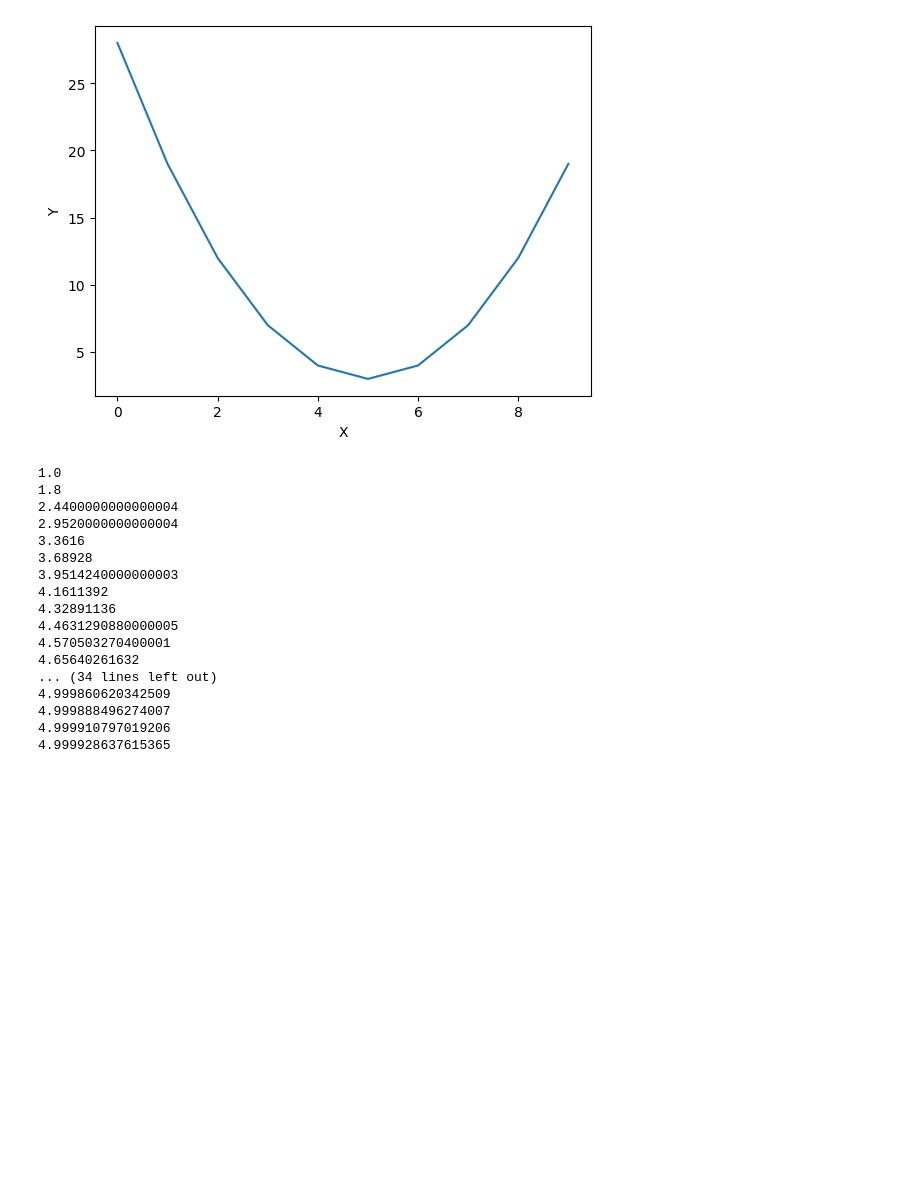
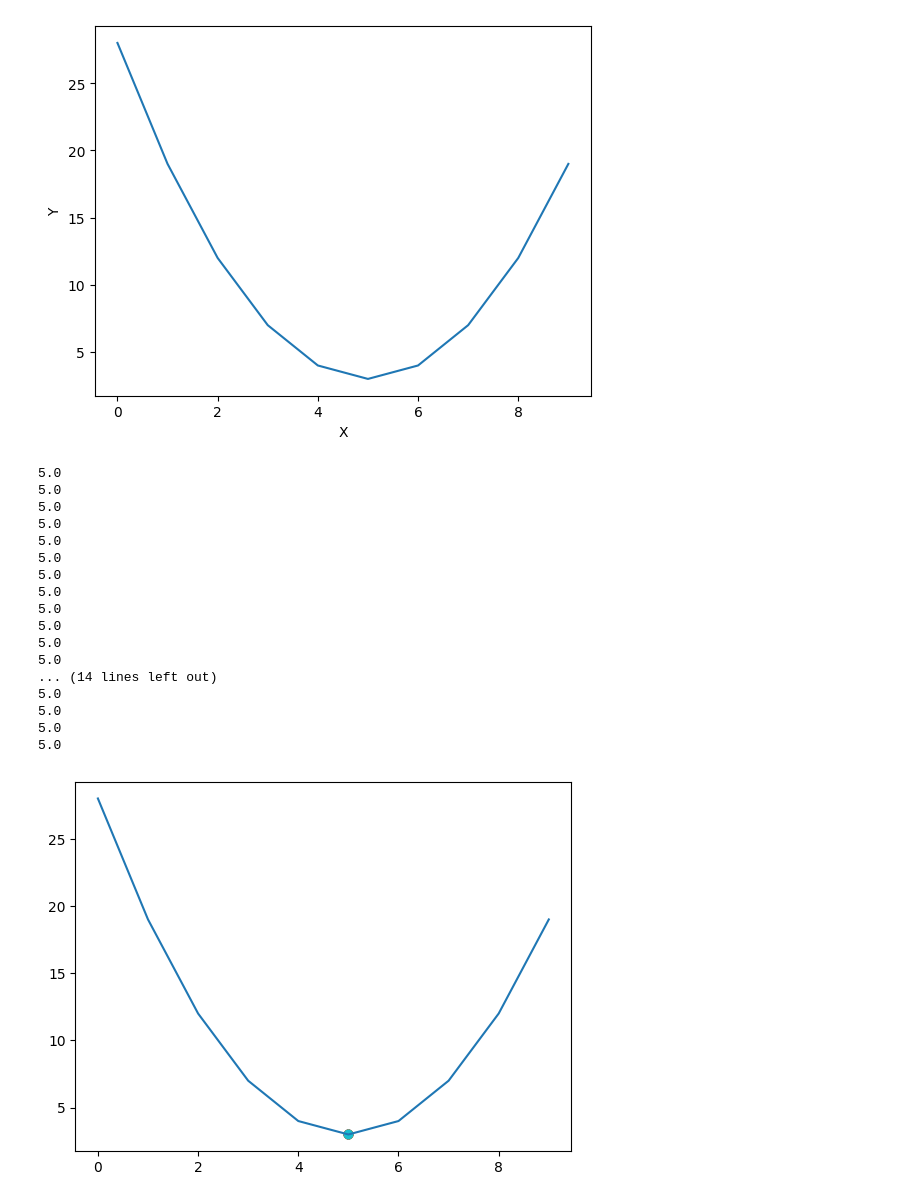
Before and after one commit to christianrss/data_science_stuff, a Jupyter notebook: machine_learning/gradient_descent.ipynb, the cells around one changed output. Cells and saved outputs as stored; diff of their text form; code cells hidden in the pictures; blank space fills up the shorter version.

```diff
--- a/machine_learning/gradient_descent.ipynb
+++ b/machine_learning/gradient_descent.ipynb
@@ -19,27 +19,32 @@ plt.show()
 # %%
 # Gradient Descent
 # init x with any random value
-x = 0
-lr = 0.1 # learn rate
-for i in range(50):
+x = 9
+lr = 0.5 # learn rate
+plt.plot(X,Y)
+for i in range(30):
     grad = 2 * (x-5)
     x = x - lr * grad
+    y = (x-5)**2 + 3
+    plt.scatter(x,y)
     print(x)
+plt.show()
 # %% [output]
-1.0
-1.8
-2.4400000000000004
-2.9520000000000004
-3.3616
-3.68928
-3.9514240000000003
-4.1611392
-4.32891136
-4.4631290880000005
-4.570503270400001
-4.65640261632
-... (34 lines left out)
-4.999860620342509
-4.999888496274007
-4.999910797019206
-4.999928637615365
+5.0
+5.0
+5.0
+5.0
+5.0
+5.0
+5.0
+5.0
+5.0
+5.0
+5.0
+5.0
+... (14 lines left out)
+5.0
+5.0
+5.0
+5.0
+[figure, added]
```
Also changed, not shown: 1 other file.
